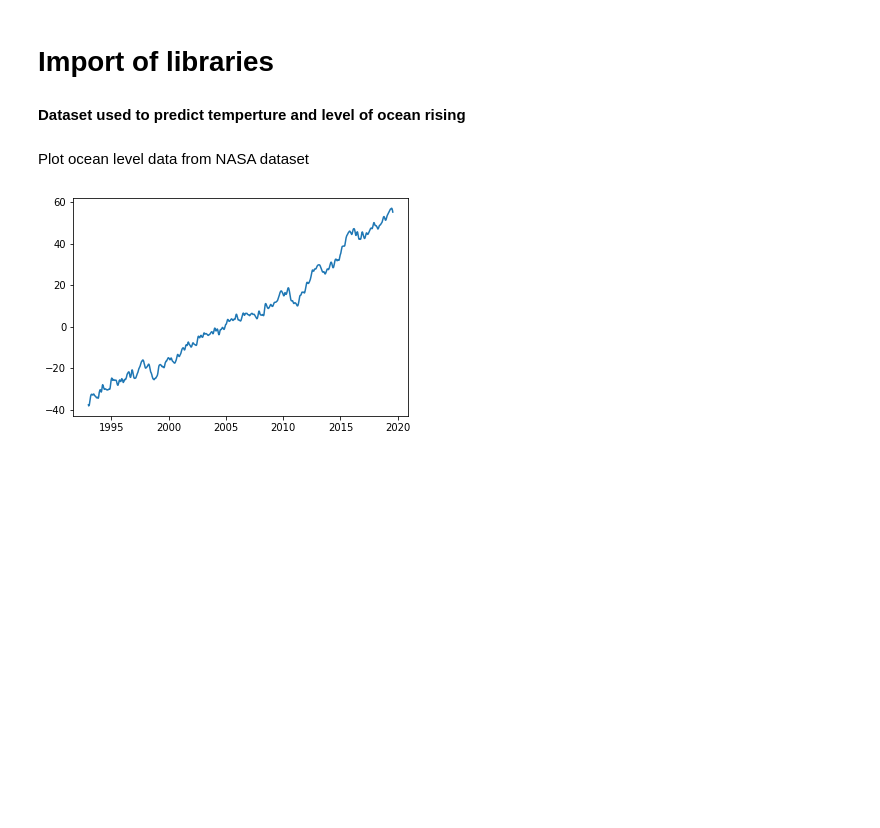
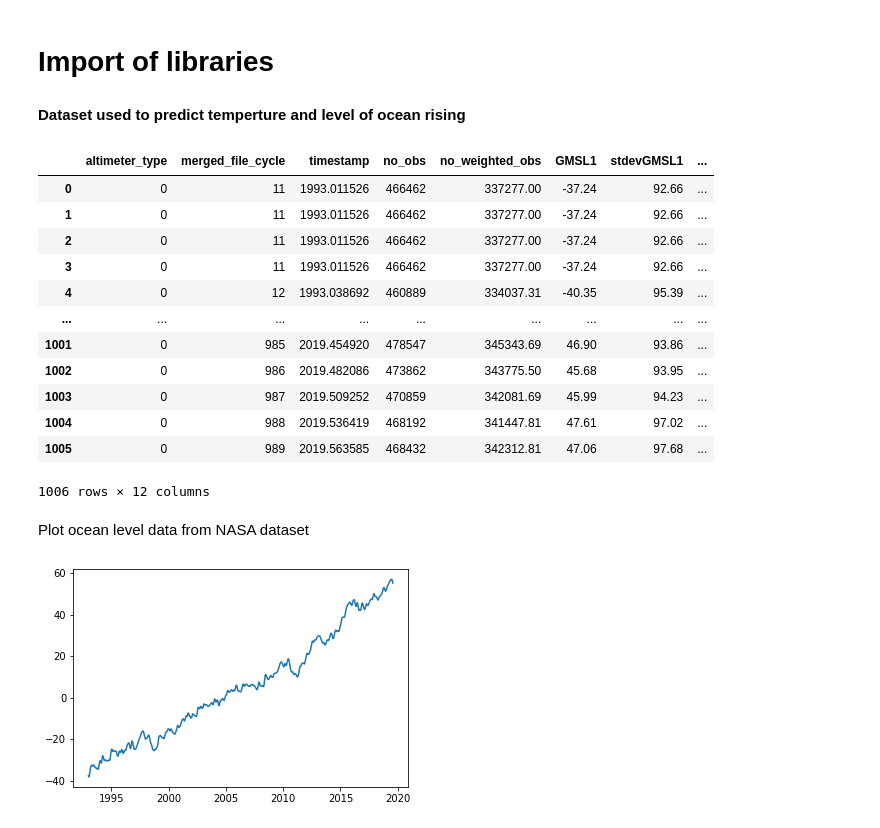
Before and after one commit to heber-augusto/planetaagua, a Jupyter notebook: data/InterfaceDadosNASA.ipynb, the cells around one changed output. Drawn from its saved outputs; the diff is of its cells as text; code cells hidden in the pictures; blank space fills up the shorter version.

```diff
--- a/data/InterfaceDadosNASA.ipynb
+++ b/data/InterfaceDadosNASA.ipynb
@@ -37,6 +33,22 @@ dados_gmsl = pd.read_csv(GOOGLEDRIVER_DIR + r'GMSL.csv',delimiter=',')
 dados_glbt = pd.read_csv(GOOGLEDRIVER_DIR + r'GLB.Ts+dSST.csv',delimiter=',')
 
 #some codes here were based on https://towardsdatascience.com/time-series-analysis-and-climate-change-7bb4371021e
+# %%
+dados_gmsl
+# %% [output]
+|  | altimeter_type | merged_file_cycle | timestamp | no_obs | no_weighted_obs | GMSL1 | stdevGMSL1 | ... |
+| 0 | 0 | 11 | 1993.011526 | 466462 | 337277.00 | -37.24 | 92.66 | ... |
+| 1 | 0 | 11 | 1993.011526 | 466462 | 337277.00 | -37.24 | 92.66 | ... |
+| 2 | 0 | 11 | 1993.011526 | 466462 | 337277.00 | -37.24 | 92.66 | ... |
+| 3 | 0 | 11 | 1993.011526 | 466462 | 337277.00 | -37.24 | 92.66 | ... |
+| 4 | 0 | 12 | 1993.038692 | 460889 | 334037.31 | -40.35 | 95.39 | ... |
+| ... | ... | ... | ... | ... | ... | ... | ... | ... |
+| 1001 | 0 | 985 | 2019.454920 | 478547 | 345343.69 | 46.90 | 93.86 | ... |
+| 1002 | 0 | 986 | 2019.482086 | 473862 | 343775.50 | 45.68 | 93.95 | ... |
+| 1003 | 0 | 987 | 2019.509252 | 470859 | 342081.69 | 45.99 | 94.23 | ... |
+| 1004 | 0 | 988 | 2019.536419 | 468192 | 341447.81 | 47.61 | 97.02 | ... |
+| 1005 | 0 | 989 | 2019.563585 | 468432 | 342312.81 | 47.06 | 97.68 | ... |
+1006 rows × 12 columns
 # %% [markdown]
 Plot ocean level data from NASA dataset
 # %%
```
Also changed, not shown: parts of 13 cells of this notebook.
